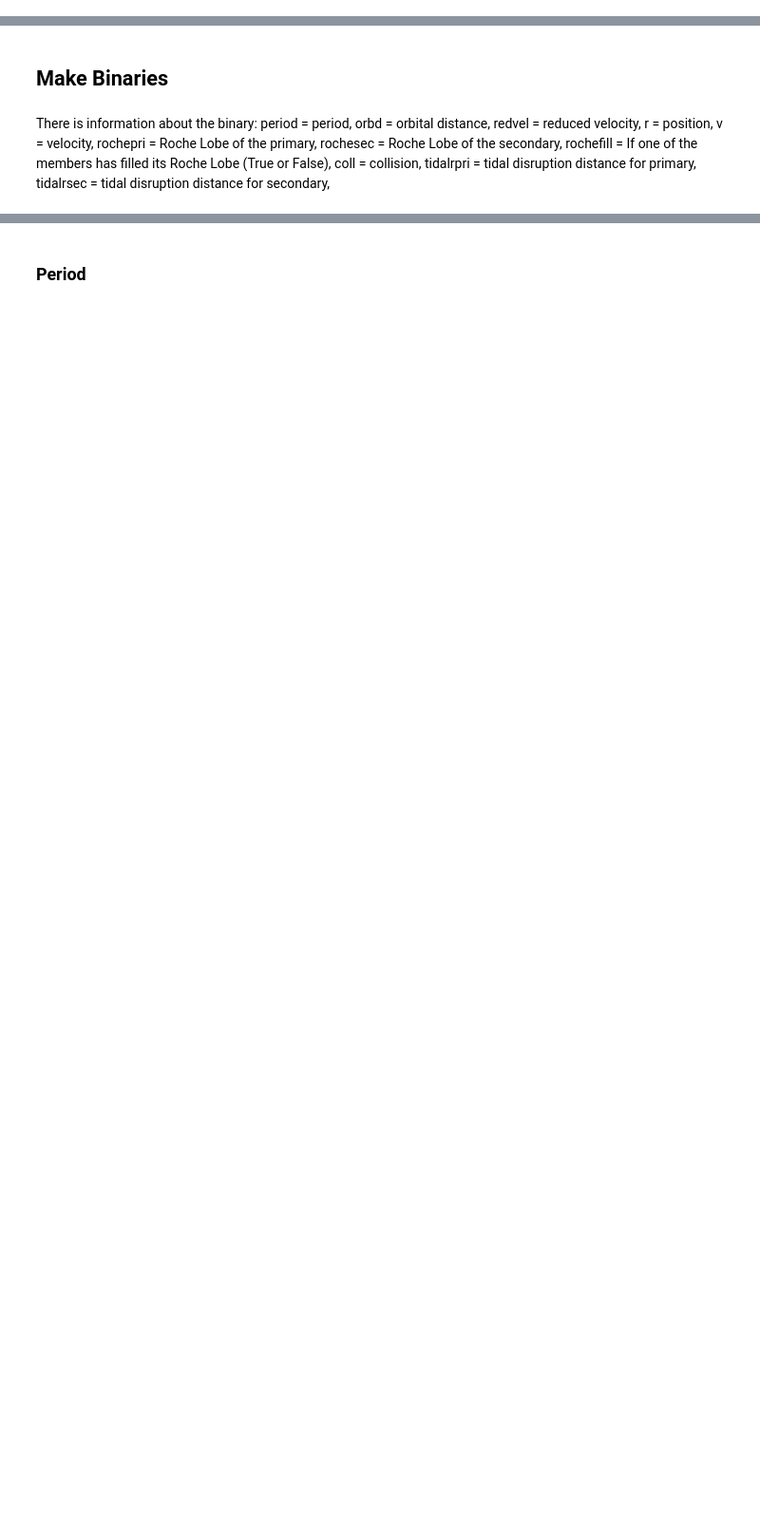
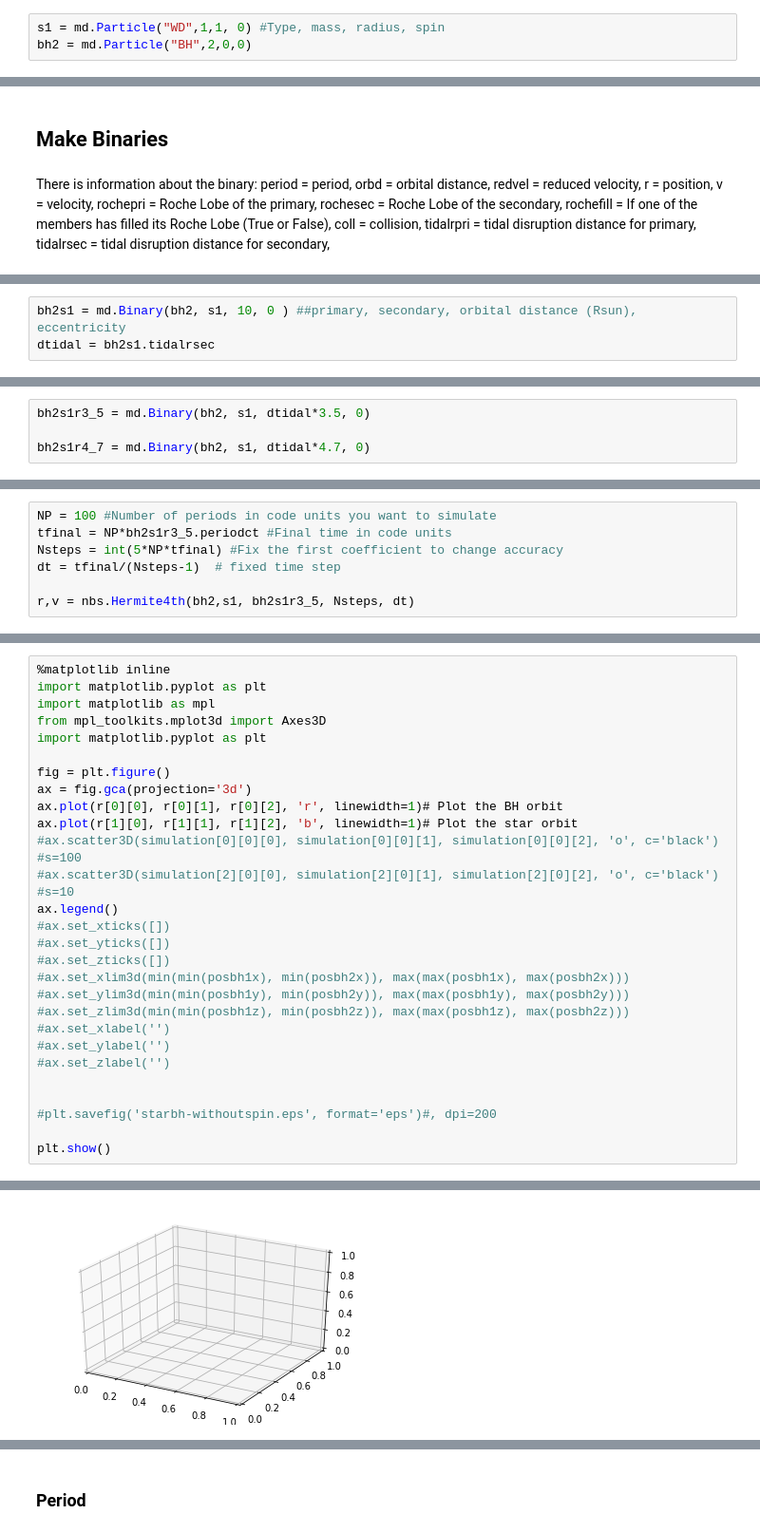
Before and after one commit to irwinmr/EFTastro, a Jupyter notebook: binary-interaction.ipynb, the cells around one changed output, grey strips where cells are left out. Shown: that part at 95% size. Saved outputs shown, nothing was run; the diff lists cells and outputs as text; blank space fills up the shorter version.

```diff
--- a/binary-interaction.ipynb
+++ b/binary-interaction.ipynb
@@ -39,0 +81,3 @@ bh10 = md.Particle("BH", 10, 0, 0)
+# %%
+s1 = md.Particle("WD",1,1, 0) #Type, mass, radius, spin
+bh2 = md.Particle("BH",2,0,0)
@@ -78,0 +143,3 @@ bh10ms10 = md.Binary(bh10, ms10, 20, 0 )
+# %%
+bh2s1 = md.Binary(bh2, s1, 10, 0 ) ##primary, secondary, orbital distance (Rsun), eccentricity
+dtidal = bh2s1.tidalrsec
@@ -78,0 +154,4 @@ bh10ms10 = md.Binary(bh10, ms10, 20, 0 )
+# %%
+bh2s1r3_5 = md.Binary(bh2, s1, dtidal*3.5, 0)
+
+bh2s1r4_7 = md.Binary(bh2, s1, dtidal*4.7, 0)
@@ -78,0 +166,7 @@ bh10ms10 = md.Binary(bh10, ms10, 20, 0 )
+# %%
+NP = 100 #Number of periods in code units you want to simulate
+tfinal = NP*bh2s1r3_5.periodct #Final time in code units
+Nsteps = int(5*NP*tfinal) #Fix the first coefficient to change accuracy
+dt = tfinal/(Nsteps-1)  # fixed time step
+
+r,v = nbs.Hermite4th(bh2,s1, bh2s1r3_5, Nsteps, dt)
@@ -78,0 +177,29 @@ bh10ms10 = md.Binary(bh10, ms10, 20, 0 )
+# %%
+%matplotlib inline
+import matplotlib.pyplot as plt
+import matplotlib as mpl
+from mpl_toolkits.mplot3d import Axes3D
+import matplotlib.pyplot as plt
+
+fig = plt.figure()
+ax = fig.gca(projection='3d')
+ax.plot(r[0][0], r[0][1], r[0][2], 'r', linewidth=1)# Plot the BH orbit
+ax.plot(r[1][0], r[1][1], r[1][2], 'b', linewidth=1)# Plot the star orbit
+#ax.scatter3D(simulation[0][0][0], simulation[0][0][1], simulation[0][0][2], 'o', c='black') #s=100
+#ax.scatter3D(simulation[2][0][0], simulation[2][0][1], simulation[2][0][2], 'o', c='black') #s=10
+ax.legend()
+#ax.set_xticks([])
+#ax.set_yticks([])
+#ax.set_zticks([])
+#ax.set_xlim3d(min(min(posbh1x), min(posbh2x)), max(max(posbh1x), max(posbh2x)))
+#ax.set_ylim3d(min(min(posbh1y), min(posbh2y)), max(max(posbh1y), max(posbh2y)))
+#ax.set_zlim3d(min(min(posbh1z), min(posbh2z)), max(max(posbh1z), max(posbh2z)))
+#ax.set_xlabel('')
+#ax.set_ylabel('')
+#ax.set_zlabel('')
+
+
+#plt.savefig('starbh-withoutspin.eps', format='eps')#, dpi=200
+
+plt.show()
+# %% [output]
@@ -78,0 +212 @@ bh10ms10 = md.Binary(bh10, ms10, 20, 0 )
+[figure, added]
```
Also changed, not shown: parts of 88 cells of this notebook, 12 other files.
